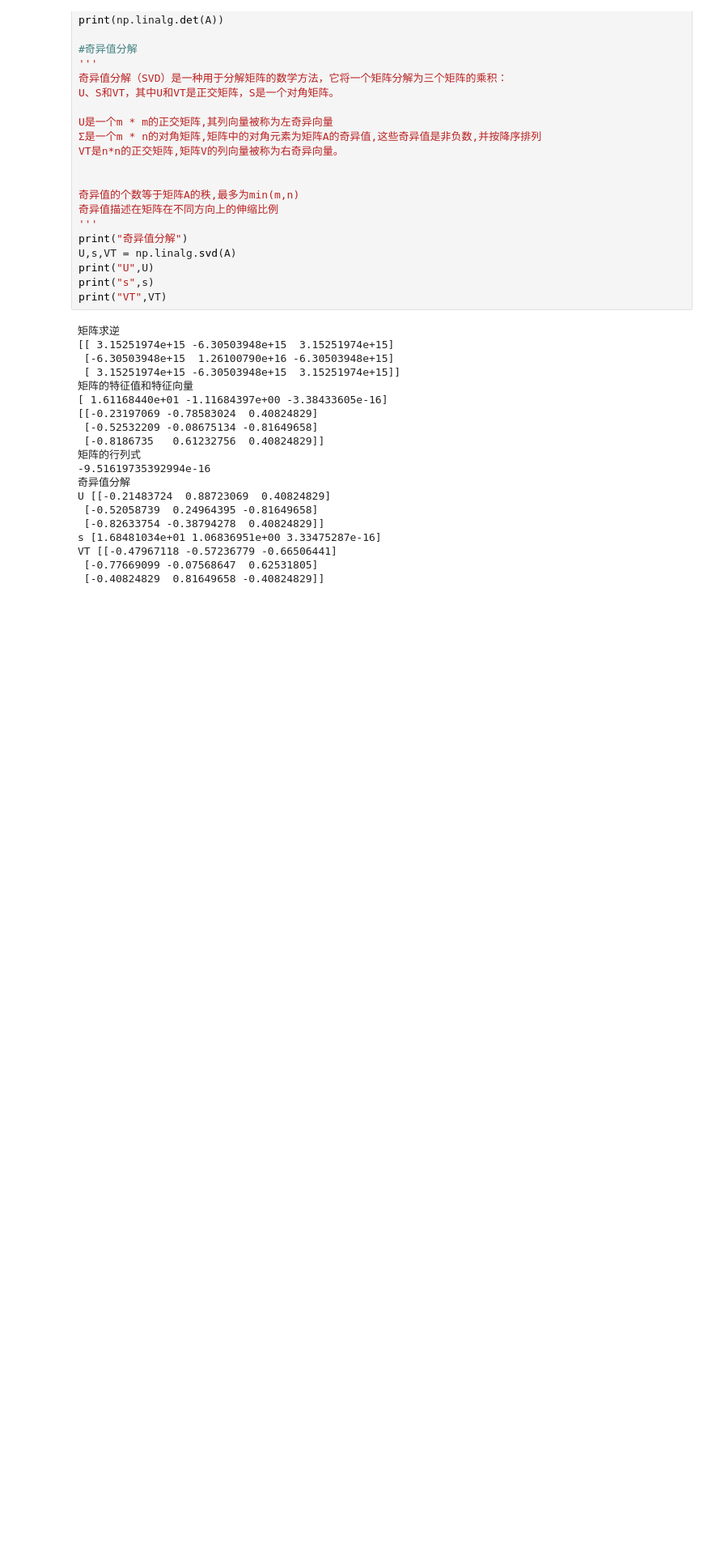
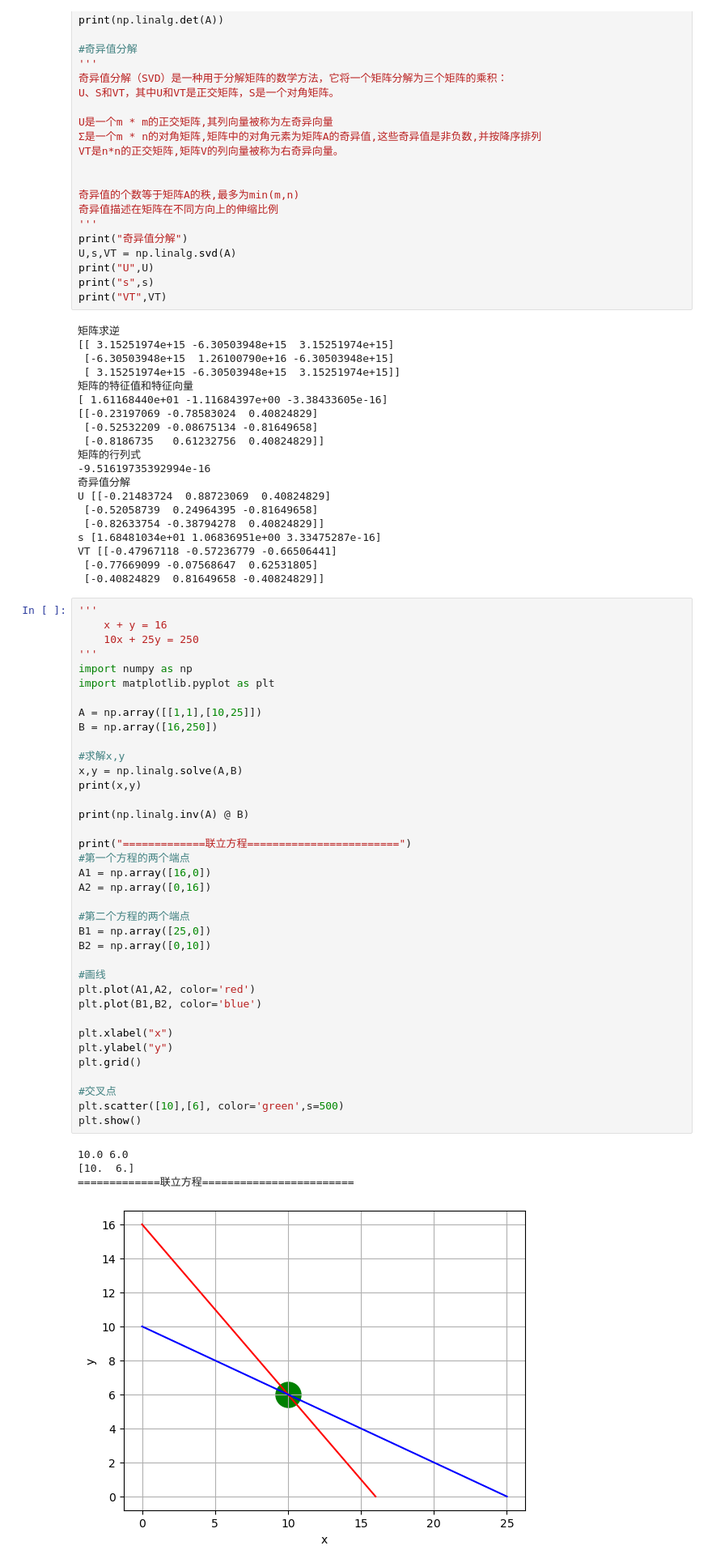
Before and after one commit to OnlyWell/d2l_tensorflow, a Jupyter notebook: book_charter/base_math/matrix.ipynb, the cells around one changed output. Shown at 81% size. Cells and saved outputs as stored; diff of their text form; blank space fills up the shorter version.

```diff
--- a/book_charter/base_math/matrix.ipynb
+++ b/book_charter/base_math/matrix.ipynb
@@ -200,3 +186,45 @@ s [1.68481034e+01 1.06836951e+00 3.33475287e-16]
 VT [[-0.47967118 -0.57236779 -0.66506441]
  [-0.77669099 -0.07568647  0.62531805]
  [-0.40824829  0.81649658 -0.40824829]]
+# %%
+'''
+    x + y = 16
+    10x + 25y = 250
+'''
+import numpy as np
+import matplotlib.pyplot as plt
+
+A = np.array([[1,1],[10,25]])
+B = np.array([16,250])
+
+#求解x,y
+x,y = np.linalg.solve(A,B)
+print(x,y)
+
+print(np.linalg.inv(A) @ B)
+
+print("=============联立方程========================")
+#第一个方程的两个端点
+A1 = np.array([16,0])
+A2 = np.array([0,16])
+
+#第二个方程的两个端点
+B1 = np.array([25,0])
+B2 = np.array([0,10])
+
+#画线
+plt.plot(A1,A2, color='red')
+plt.plot(B1,B2, color='blue')
+
+plt.xlabel("x")
+plt.ylabel("y")
+plt.grid()
+
+#交叉点
+plt.scatter([10],[6], color='green',s=500)
+plt.show()
+# %% [output]
+10.0 6.0
+[10.  6.]
+=============联立方程========================
+[figure, added]
```
Also changed, not shown: parts of 4 cells of this notebook, 1 other file.
